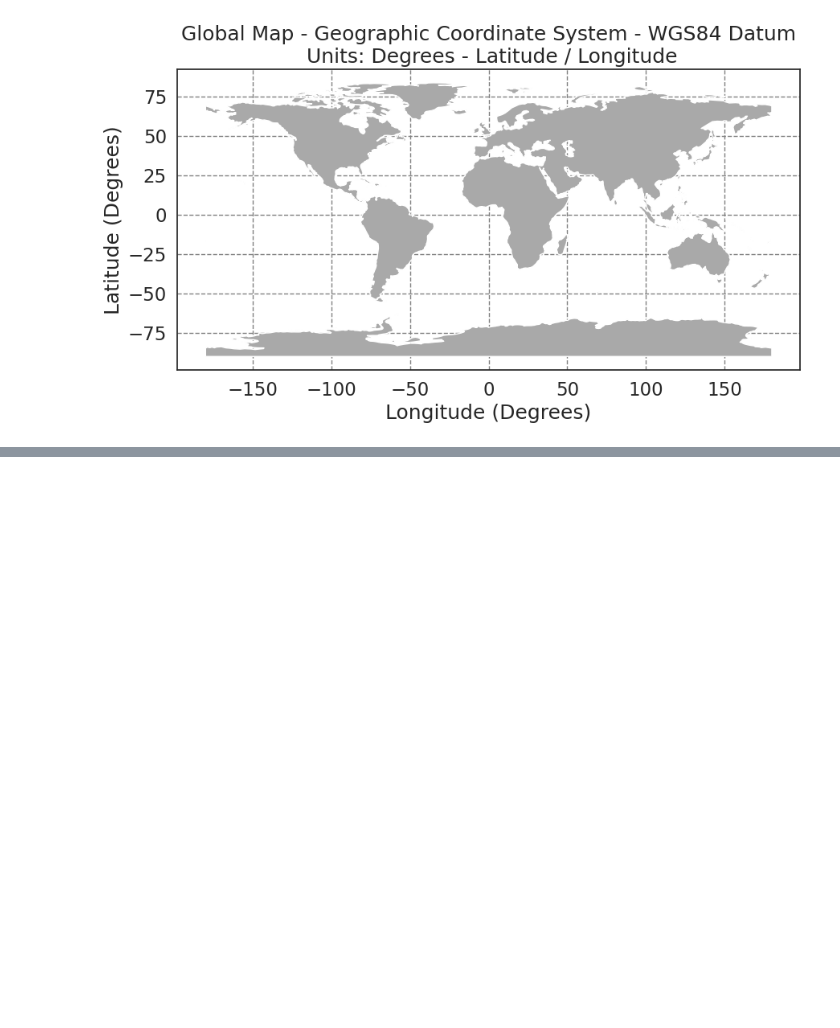
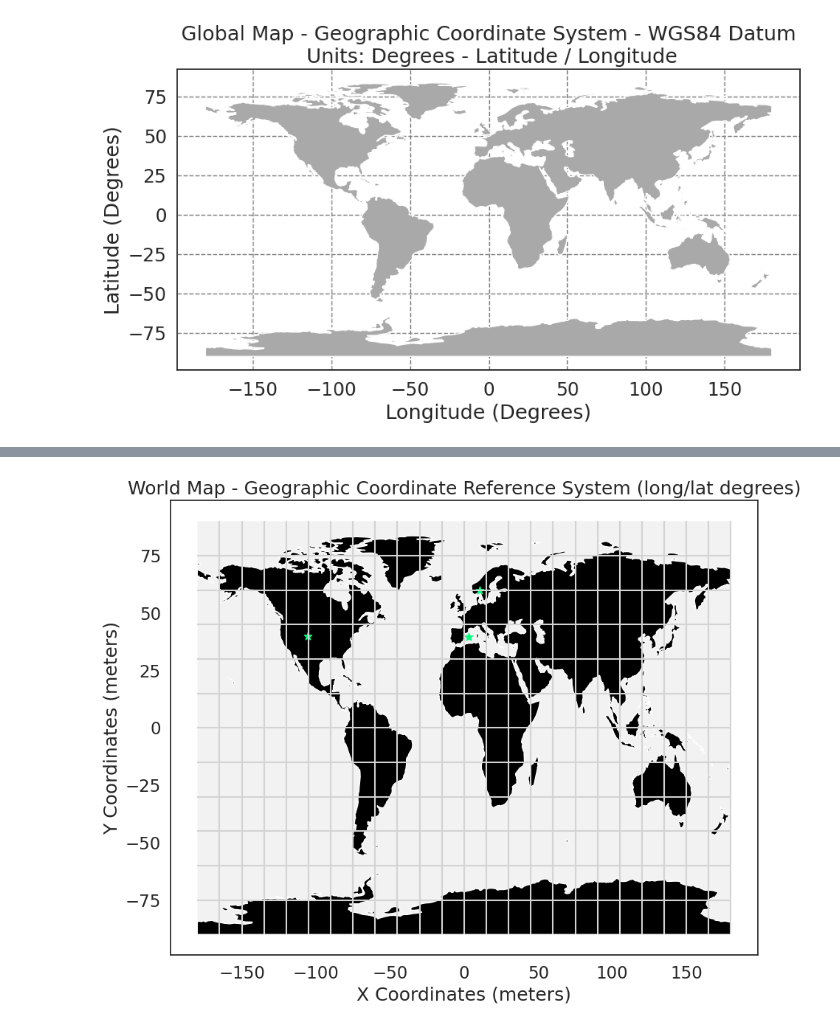
Before and after one commit to taliandr4/gisc605-lab2, a Jupyter notebook: intro_to_crs.ipynb, the cells around one changed output, grey strips where cells are left out. Drawn from its saved outputs; the diff is of its cells as text; code cells hidden in the pictures; blank space fills up the shorter version.

```diff
--- a/intro_to_crs.ipynb
+++ b/intro_to_crs.ipynb
@@ -43,0 +72,24 @@ Error:
+# %%
+graticule_path = os.path.join("data", "spatial-vector-lidar", "global",
+                              "ne_110m_graticules_all", "ne_110m_graticules_15.shp")
+graticule = gpd.read_file(graticule_path)
+
+bbox_path = os.path.join("data", "spatial-vector-lidar", "global",
+                         "ne_110m_graticules_all", "ne_110m_wgs84_bounding_box.shp")
+bbox = gpd.read_file(bbox_path)
+
+fig, ax = plt.subplots(1, 1, figsize=(15, 8))
+
+bbox.plot(ax=ax, alpha=.1, color='grey')
+graticule.plot(ax=ax, color='lightgrey')
+worldBound.plot(ax=ax, color='black')
+
+city_locations.plot(ax=ax,
+                    markersize=60,
+                    color='springgreen',
+                    marker='*')
+ax.set(title="World Map - Geographic Coordinate Reference System (long/lat degrees)",
+       xlabel="X Coordinates (meters)",
+       ylabel="Y Coordinates (meters)");
+# %% [output]
+[figure, added]
```
Also changed, not shown: parts of 11 cells of this notebook.
